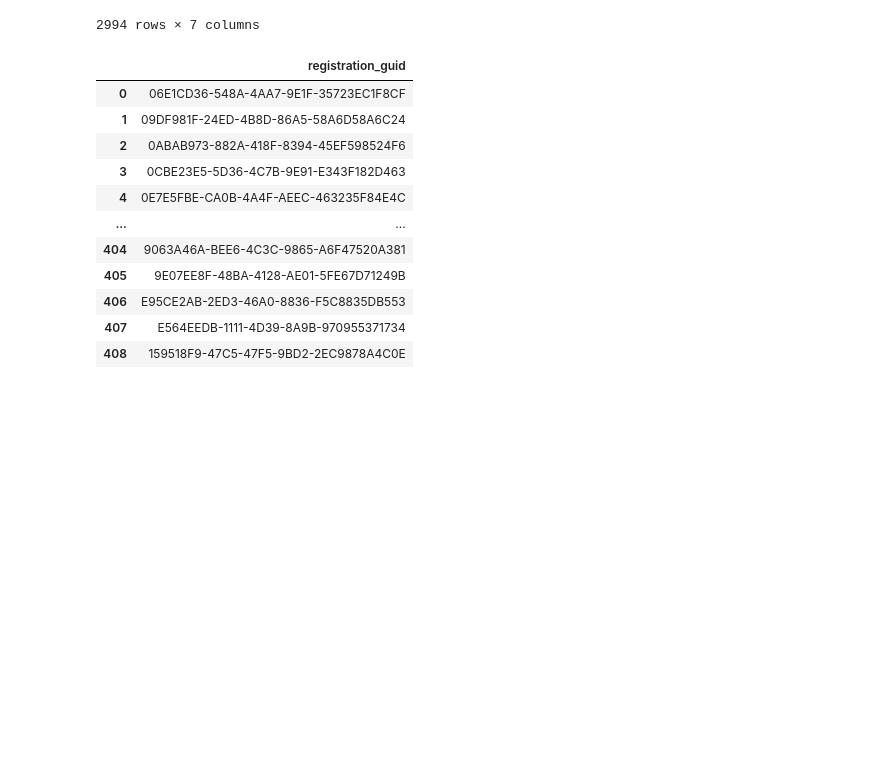
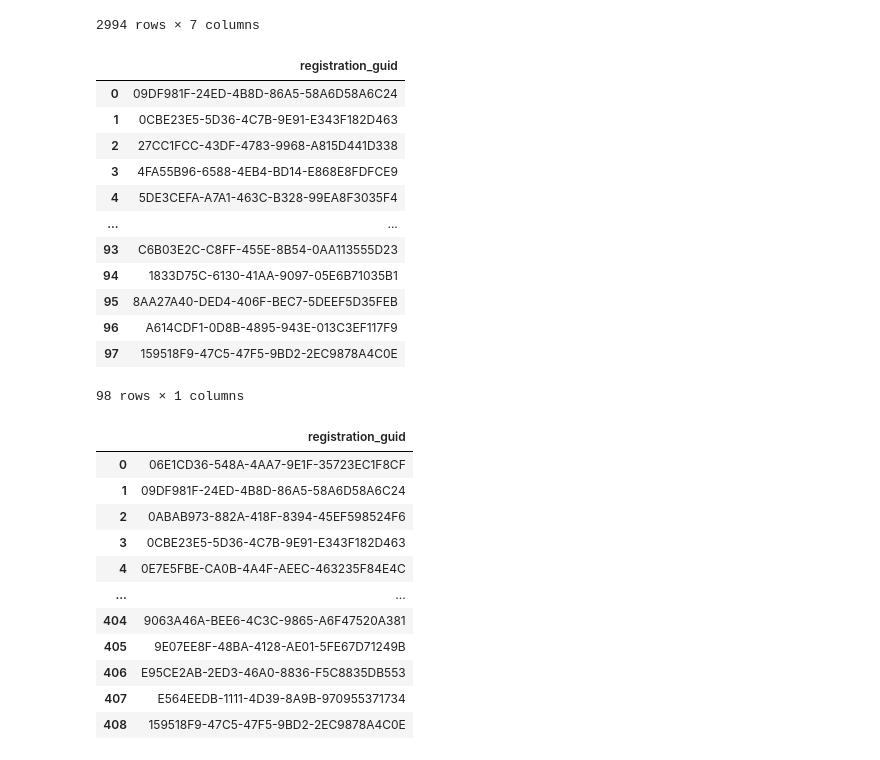
Before and after one commit to rpenn97/EMIS_task, a Jupyter notebook: solution/solution_py.ipynb, the cells around one changed output. Drawn from its saved outputs; the diff is of its cells as text; code cells hidden in the pictures; blank space fills up the shorter version.

```diff
--- a/solution/solution_py.ipynb
+++ b/solution/solution_py.ipynb
@@ -321,6 +211,31 @@ psql.sqldf("""
 | 2992 | 2002-10-06 00:00:00 | 2002-10-06 00:00:00 | 2002-10-06 00:00:00 | 2002-12-02 00:00:00 | 2002-12-30 00:00:00 | ... |
 | 2993 | 2006-09-06 00:00:00 | 2006-09-06 00:00:00 | 2006-09-06 00:00:00 | 2006-12-09 00:00:00 | 2006-12-09 00:00:00 | ... |
 2994 rows × 7 columns
+# %%
+psql.sqldf("""SELECT DISTINCT(observation_table.registration_guid)
+           FROM observation_table
+           JOIN clinical_codes ON observation_table.emis_code_id = clinical_codes.code_id
+           WHERE observation_table.registration_guid NOT IN (
+           SELECT DISTINCT(observation_table.registration_guid) FROM observation_table
+           JOIN clinical_codes ON observation_table.emis_code_id = clinical_codes.code_id
+           WHERE clinical_codes.refset_simple_id IN (999021691000230104,999004211000230104,999011571000230107)
+           ) AND clinical_codes.refset_simple_id IN (999012891000230104)
+           ORDER BY observation_table.emis_original_term ASC
+""")
+# %% [output]
+|  | registration_guid |
+| 0 | 09DF981F-24ED-4B8D-86A5-58A6D58A6C24 |
+| 1 | 0CBE23E5-5D36-4C7B-9E91-E343F182D463 |
+| 2 | 27CC1FCC-43DF-4783-9968-A815D441D338 |
+| 3 | 4FA55B96-6588-4EB4-BD14-E868E8FDFCE9 |
+| 4 | 5DE3CEFA-A7A1-463C-B328-99EA8F3035F4 |
+| ... | ... |
+| 93 | C6B03E2C-C8FF-455E-8B54-0AA113555D23 |
+| 94 | 1833D75C-6130-41AA-9097-05E6B71035B1 |
+| 95 | 8AA27A40-DED4-406F-BEC7-5DEEF5D35FEB |
+| 96 | A614CDF1-0D8B-4895-943E-013C3EF117F9 |
+| 97 | 159518F9-47C5-47F5-9BD2-2EC9878A4C0E |
+98 rows × 1 columns
 # %%
 psql.sqldf("""SELECT DISTINCT(registration_guid)
            FROM (SELECT o.emis_original_term, o.emis_code_id,o.registration_guid FROM observation_table o
```
Also changed, not shown: parts of 5 cells of this notebook.
